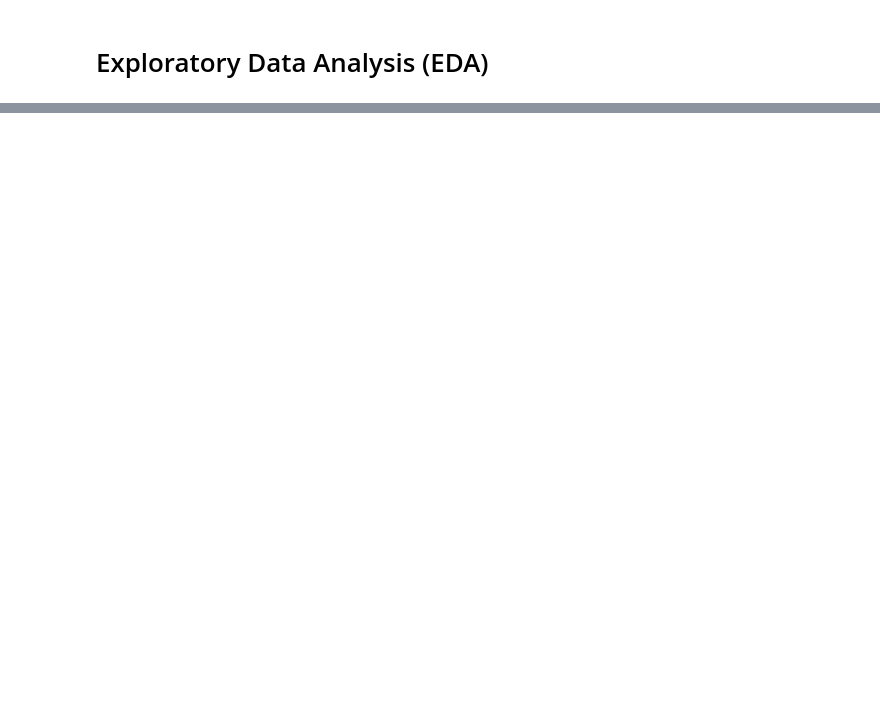
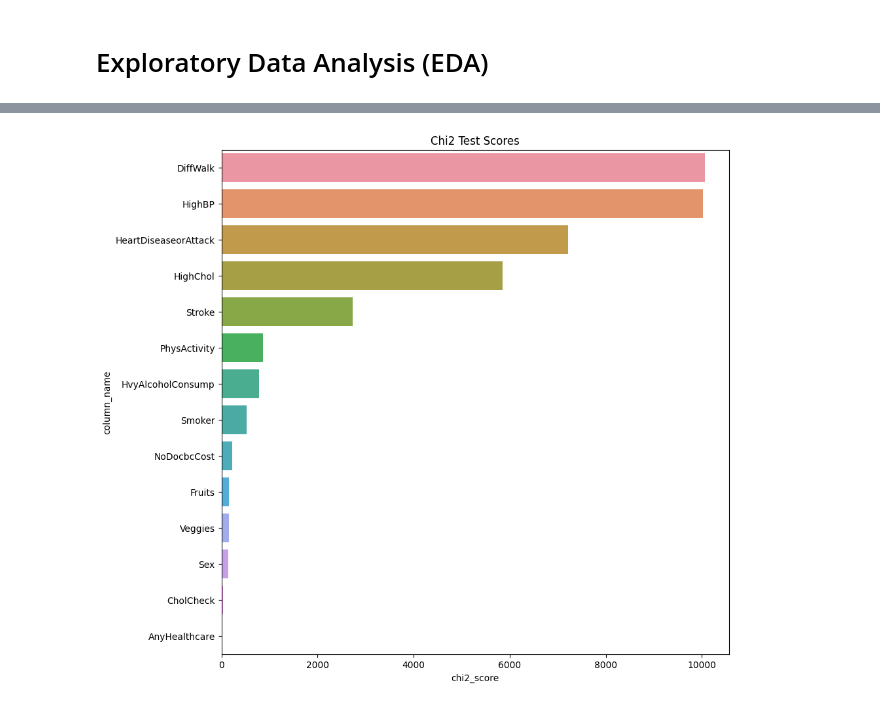
Before and after one commit to RileyLeo/Diabetes-Prediction-ML, a Jupyter notebook: notebook.ipynb, the cells around one changed output, grey strips where cells are left out. Saved outputs shown, nothing was run; the diff lists cells and outputs as text; code cells hidden in the pictures; blank space fills up the shorter version.

Commit message:
variable importance added

```diff
--- a/notebook.ipynb
+++ b/notebook.ipynb
@@ -54,0 +105,9 @@ columns
+# %%
+#binary variables filter
+diabetes_health_indicators_data_binary_columns, diabetes_health_indicators_data_non_binary_columns = separate_column_names_by_binary_and_nonbinary(diabetes_health_indicators_data)
+print("\nBinary Columns")
+display(diabetes_health_indicators_data_binary_columns)
+print('number of binary columns: ', len(diabetes_health_indicators_data_binary_columns))
+print("\nNon-Binary Columns")
+display(diabetes_health_indicators_data_non_binary_columns)
+print('number of non-binary columns: ', len(diabetes_health_indicators_data_non_binary_columns))
@@ -54,0 +176,4 @@ columns
+# %%
+#  chi2 test on binary columns
+chi2_test = SelectKBest(score_func=chi2, k='all')
+chi2_test.fit(diabetes_health_indicators_data[diabetes_health_indicators_data_binary_columns].drop('Diabetes_binary', axis=1), diabetes_health_indicators_data['Diabetes_binary'])
@@ -54,0 +184,18 @@ columns
+# %%
+# create dataframe for chi2 test scores
+chi2_test_scores = pd.DataFrame(chi2_test.scores_, columns=['chi2_score'])
+chi2_test_scores['column_name'] = diabetes_health_indicators_data_binary_columns[1:]
+# swap column names and chi2 scores
+chi2_test_scores = chi2_test_scores[['column_name', 'chi2_score']]
+chi2_test_scores = chi2_test_scores.sort_values(by='chi2_score', ascending=False).reset_index(drop=True)
+print("Chi2 Test Scores")
+display(chi2_test_scores)
+
+#  create dataframe for chi2 test p-values
+chi2_test_p_values = pd.DataFrame(chi2_test.pvalues_, columns=['chi2_p_value'])
+chi2_test_p_values['column_name'] = diabetes_health_indicators_data_binary_columns[1:]
+# swap column names and chi2 scores
+chi2_test_p_values = chi2_test_p_values[['column_name', 'chi2_p_value']]
+chi2_test_p_values = chi2_test_p_values.sort_values(by='chi2_p_value', ascending=True).reset_index(drop=True)
+print("Chi2 Test P-Values")
+display(chi2_test_p_values)
@@ -54,0 +235,8 @@ columns
+# %%
+# plot chi2 test scores
+plt.figure(figsize=(10,10))
+sns.barplot(x='chi2_score', y='column_name', data=chi2_test_scores)
+plt.title('Chi2 Test Scores')
+plt.show()
+# %% [output]
+[figure, added]
```
Also changed, not shown: parts of 35 cells of this notebook.
